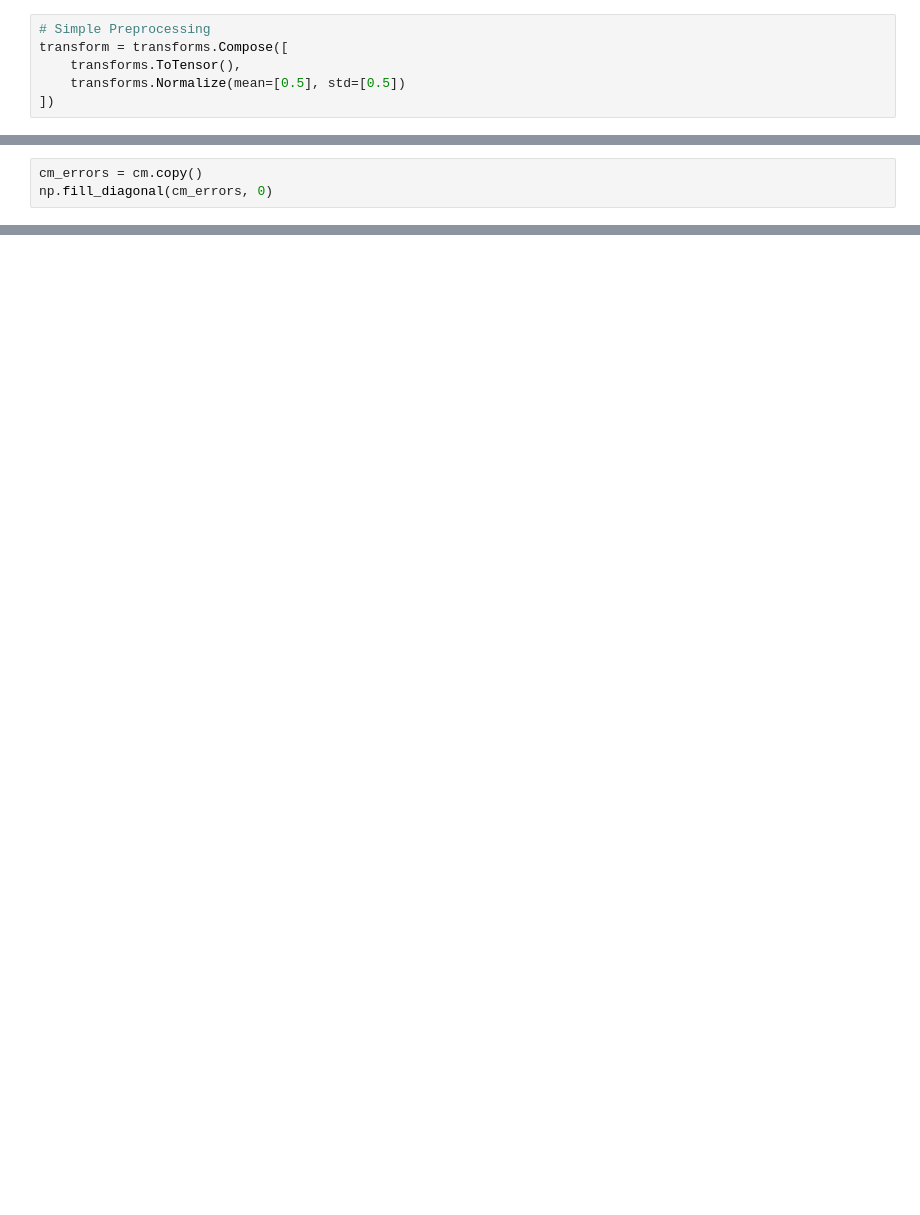
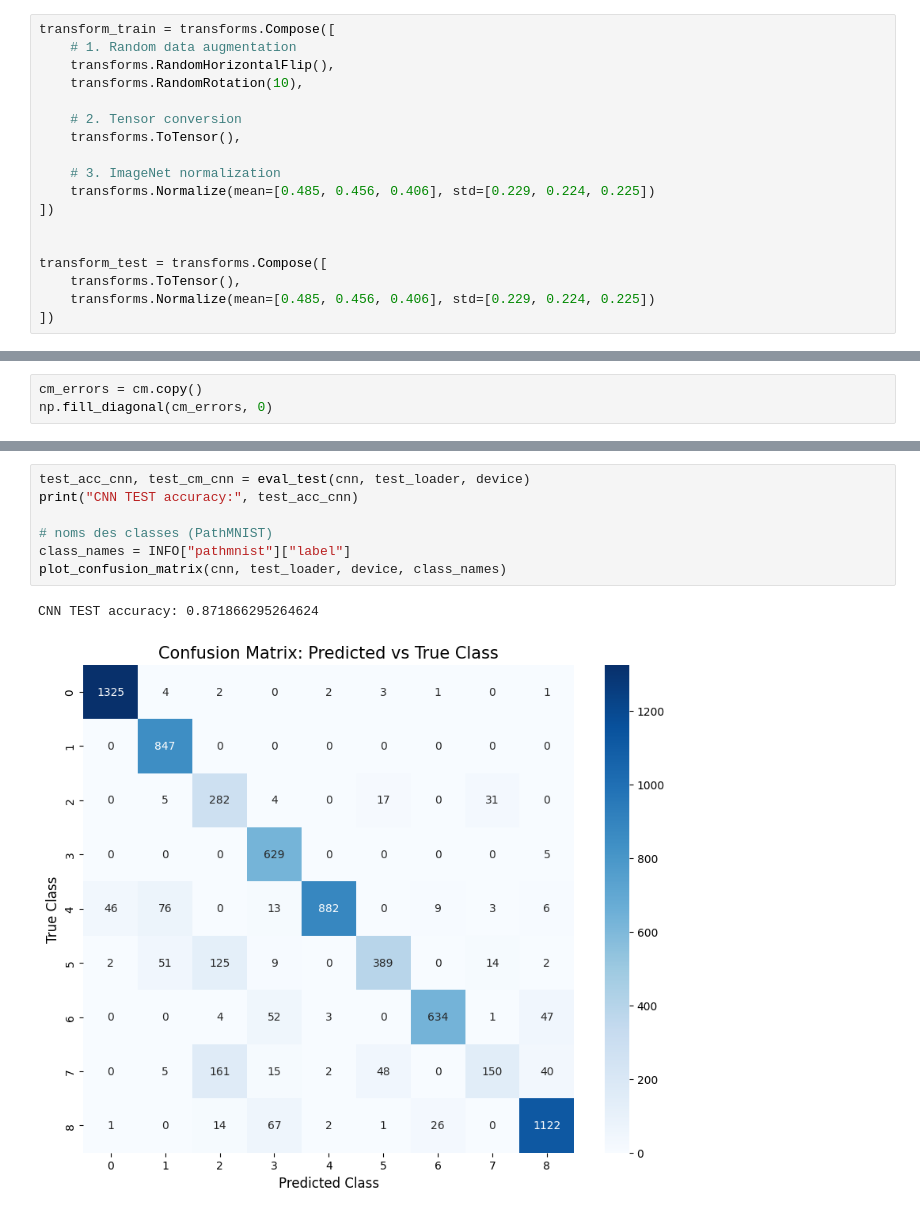
Before and after one commit to Omar29-long/PathMNISTClassification, a Jupyter notebook: pathmnist_classification.ipynb, the cells around one changed output, grey strips where cells are left out. Saved outputs shown, nothing was run; the diff lists cells and outputs as text; blank space fills up the shorter version.

```diff
--- a/pathmnist_classification.ipynb
+++ b/pathmnist_classification.ipynb
@@ -111,10 +125,22 @@ Shape: (28, 28, 3)
 # %% [markdown]
 # Preparing the data
 # %%
-# Simple Preprocessing
-transform = transforms.Compose([
+transform_train = transforms.Compose([
+    # 1. Random data augmentation
+    transforms.RandomHorizontalFlip(),
+    transforms.RandomRotation(10),
+
+    # 2. Tensor conversion
     transforms.ToTensor(),
-    transforms.Normalize(mean=[0.5], std=[0.5])
+
+    # 3. ImageNet normalization
+    transforms.Normalize(mean=[0.485, 0.456, 0.406], std=[0.229, 0.224, 0.225])
 ])
+
+
+transform_test = transforms.Compose([
+    transforms.ToTensor(),
+    transforms.Normalize(mean=[0.485, 0.456, 0.406], std=[0.229, 0.224, 0.225])
+])
 # %%
 # 2. Load the 3 splits (it only downloads once!)
@@ -258,0 +494,10 @@ Predicted as: lymphocytes (Index 3)
+# %%
+test_acc_cnn, test_cm_cnn = eval_test(cnn, test_loader, device)
+print("CNN TEST accuracy:", test_acc_cnn)
+
+# noms des classes (PathMNIST)
+class_names = INFO["pathmnist"]["label"]
+plot_confusion_matrix(cnn, test_loader, device, class_names)
+# %% [output]
+CNN TEST accuracy: 0.871866295264624
+[figure, added]
```
Also changed, not shown: parts of 33 cells of this notebook, 1 other file.
